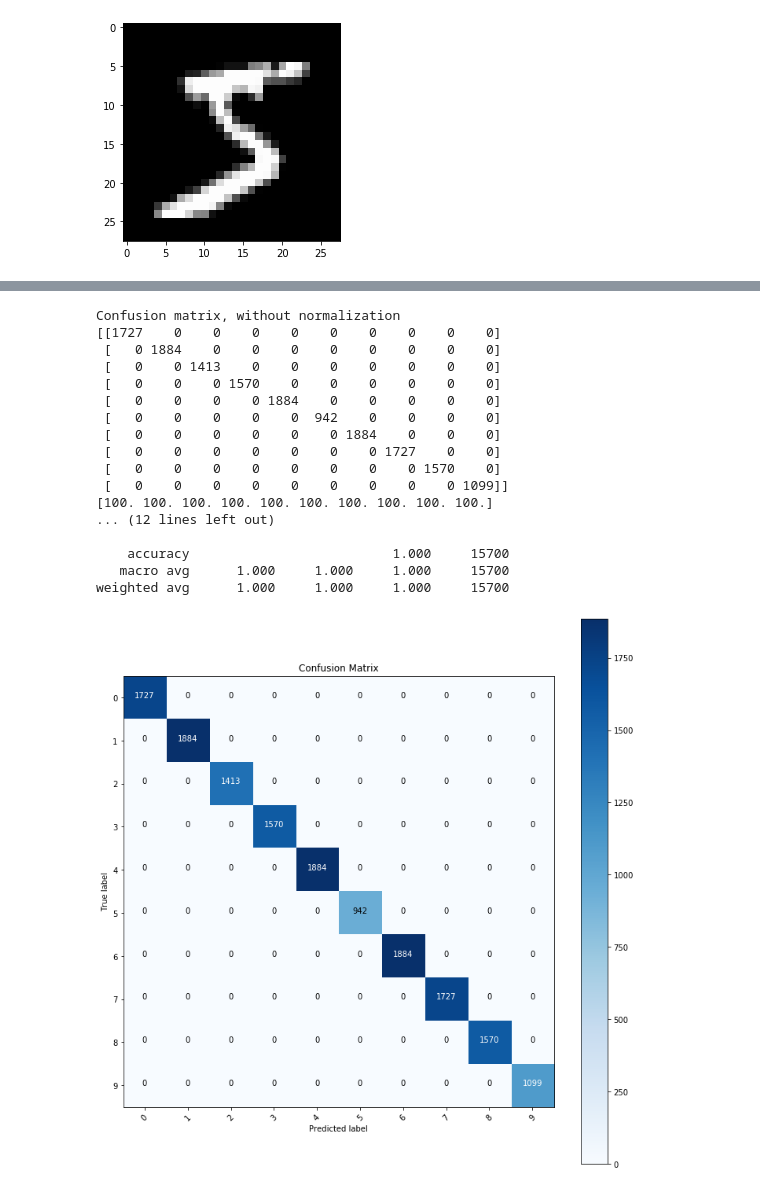
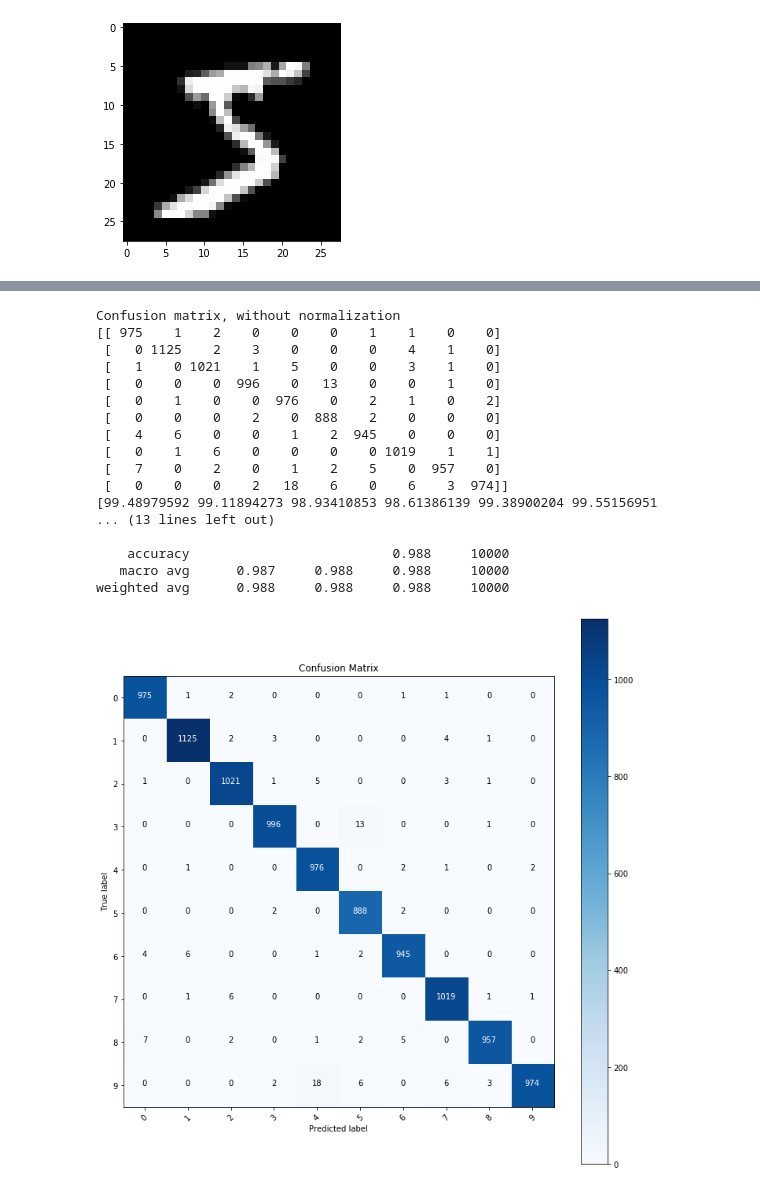
Before and after one commit to Assassinsarms/INM702_Coursework, a Jupyter notebook: T3Aaron_Mir_INM702_Task_3.ipynb, the cells around one changed output, grey strips where cells are left out. Drawn from its saved outputs; the diff is of its cells as text; code cells hidden in the pictures.

Commit message:
Added Metric Data

```diff
--- a/T3Aaron_Mir_INM702_Task_3.ipynb
+++ b/T3Aaron_Mir_INM702_Task_3.ipynb
@@ -145,0 +147,21 @@ epoch: 9, train loss: 0.078766
+# %%
+epochs = 10
+history_loss = []
+for epoch in range(epochs):
+    train_loss = []
+    model.train()
+    for batch_idx, (X, y) in enumerate(train_loader):      #for each batch of images
+        #------------Moving to device---------#
+        X = X.to(device)
+        y = y.to(device)
+        #------------Forward Pass---------#
+        optimiser.zero_grad()
+        y_pred = model(X)
+        loss = loss_fn(y_pred, y)
+        #------------Backward Pass---------#
+        loss.backward()
+        optimiser.step()
+        train_loss.append(loss.item())
+    loss_now = np.mean(train_loss)
+    history_loss.append(loss_now)
+    print(f'epoch: {epoch}, train loss: {loss_now:.6f}')
@@ -188,18 +231,18 @@ def plot_confusion_matrix(cm, classes,
 # %%
 nb_classes = 9
 # Initialize the prediction and label lists(tensors)
-pred_list=torch.zeros(0,dtype=torch.long, device='cpu')
-label_list=torch.zeros(0,dtype=torch.long, device='cpu')
+pred_list = torch.zeros(0,dtype=torch.long, device='cpu')
+label_list = torch.zeros(0,dtype=torch.long, device='cpu')
 with torch.no_grad():
-    model2.eval()
+    model.eval()
     for i, (X, y) in enumerate(test_loader):
         X = X.to(device)
         y = y.to(device)
-        y_pred = model(inputs)
+        y_pred = model(X)
         _, preds = torch.max(y_pred, 1)
         # Append batch prediction results
         pred_list=torch.cat([pred_list,preds.view(-1).cpu()])
-        label_list=torch.cat([label_list,classes.view(-1).cpu()])
+        label_list=torch.cat([label_list,y.view(-1).cpu()])
 # Confusion matrix
 cm=confusion_matrix(label_list.numpy(), pred_list.numpy())
 cm_plot_labels = ['0', '1', '2', '3', '4', '5', '6', '7', '8', '9']
@@ -301,11 +344,11 @@ with torch.no_grad():
     for i, (X, y) in enumerate(test_loader):
         X = X.to(device)
         y = y.to(device)
-        y_pred = model2(inputs)
+        y_pred = model2(X)
         _, preds = torch.max(y_pred, 1)
         # Append batch prediction results
         pred_list=torch.cat([pred_list,preds.view(-1).cpu()])
-        label_list=torch.cat([label_list,classes.view(-1).cpu()])
+        label_list=torch.cat([label_list,y.view(-1).cpu()])
 # Confusion matrix
 cm=confusion_matrix(label_list.numpy(), pred_list.numpy())
 cm_plot_labels = ['0', '1', '2', '3', '4', '5', '6', '7', '8', '9']
@@ -338,4 +378,0 @@ train_set, test_set, train_loader, test_loader = MNIST_load(64)
-# %%
-for i, (images, labels) in enumerate(train_loader):           # checking to see if the data  is in the right format
-    print(i, images.size(), len(labels))
-    break
@@ -435,42 +453,42 @@ plt.show()
 # %%
 nb_classes = 9
 # Initialize the prediction and label lists(tensors)
 pred_list = torch.zeros(0,dtype=torch.long, device='cpu')
 label_list = torch.zeros(0,dtype=torch.long, device='cpu')
 with torch.no_grad():
     model3.eval()
     for i, (X, y) in enumerate(test_loader):
         X = X.to(device)
         y = y.to(device)
-        y_pred = model3(inputs)
+        y_pred = model3(X)
         _, preds = torch.max(y_pred, 1)
         # Append batch prediction results
         pred_list=torch.cat([pred_list,preds.view(-1).cpu()])
-        label_list=torch.cat([label_list,classes.view(-1).cpu()])
+        label_list=torch.cat([label_list,y.view(-1).cpu()])
 # Confusion matrix
 cm=confusion_matrix(label_list.numpy(), pred_list.numpy())
 cm_plot_labels = ['0', '1', '2', '3', '4', '5', '6', '7', '8', '9']
 plot_confusion_matrix(cm = cm, classes = cm_plot_labels, title = 'Confusion Matrix')
 # Per-class accuracy
-class_accuracy = 100 * cm.diagonal()/cm.sum(1)
+class_accuracy=100*cm.diagonal()/cm.sum(1)
 print(class_accuracy)
 print(classification_report(label_list.numpy(), pred_list.numpy(), digits=3))
 # %% [output]
 Confusion matrix, without normalization
-[[1727    0    0    0    0    0    0    0    0    0]
- [   0 1884    0    0    0    0    0    0    0    0]
- [   0    0 1413    0    0    0    0    0    0    0]
- [   0    0    0 1570    0    0    0    0    0    0]
- [   0    0    0    0 1884    0    0    0    0    0]
- [   0    0    0    0    0  942    0    0    0    0]
- [   0    0    0    0    0    0 1884    0    0    0]
- [   0    0    0    0    0    0    0 1727    0    0]
- [   0    0    0    0    0    0    0    0 1570    0]
- [   0    0    0    0    0    0    0    0    0 1099]]
-[100. 100. 100. 100. 100. 100. 100. 100. 100. 100.]
-... (12 lines left out)
+[[ 975    1    2    0    0    0    1    1    0    0]
+ [   0 1125    2    3    0    0    0    4    1    0]
+ [   1    0 1021    1    5    0    0    3    1    0]
+ [   0    0    0  996    0   13    0    0    1    0]
+ [   0    1    0    0  976    0    2    1    0    2]
+ [   0    0    0    2    0  888    2    0    0    0]
+ [   4    6    0    0    1    2  945    0    0    0]
+ [   0    1    6    0    0    0    0 1019    1    1]
+ [   7    0    2    0    1    2    5    0  957    0]
+ [   0    0    0    2   18    6    0    6    3  974]]
+[99.48979592 99.11894273 98.93410853 98.61386139 99.38900204 99.55156951
+... (13 lines left out)
 
-    accuracy                          1.000     15700
-   macro avg      1.000     1.000     1.000     15700
-weighted avg      1.000     1.000     1.000     15700
+    accuracy                          0.988     10000
+   macro avg      0.987     0.988     0.988     10000
+weighted avg      0.988     0.988     0.988     10000
-[figure, old version]
+[figure, new version]
```
Also changed, not shown: parts of 18 cells of this notebook, 11 other files.
